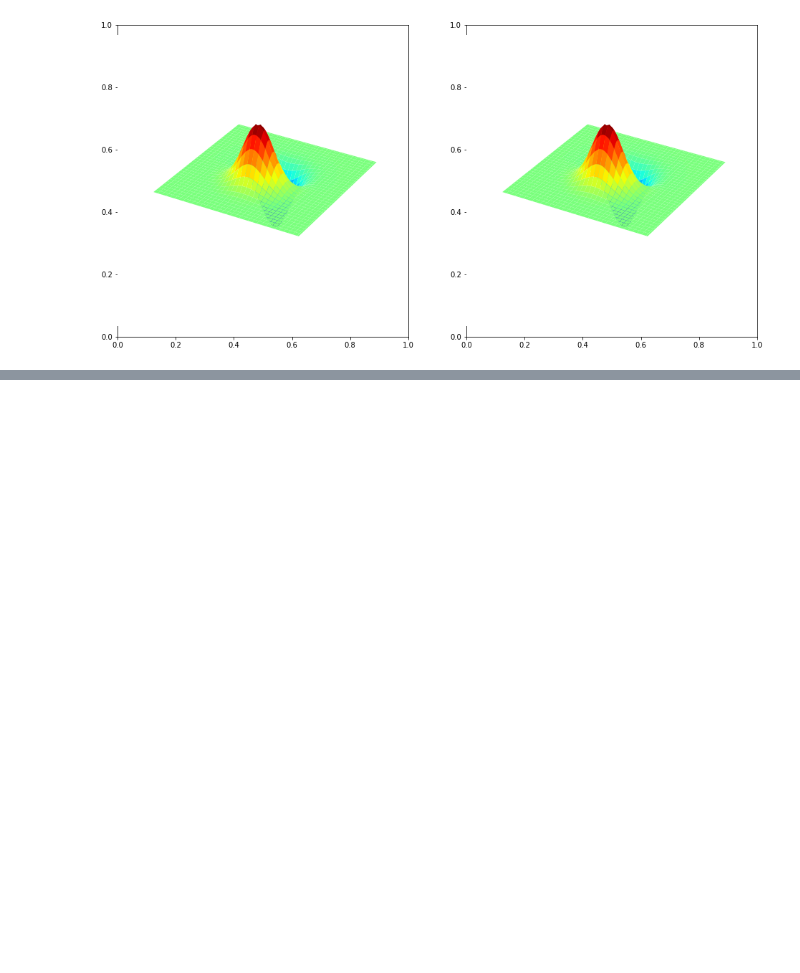
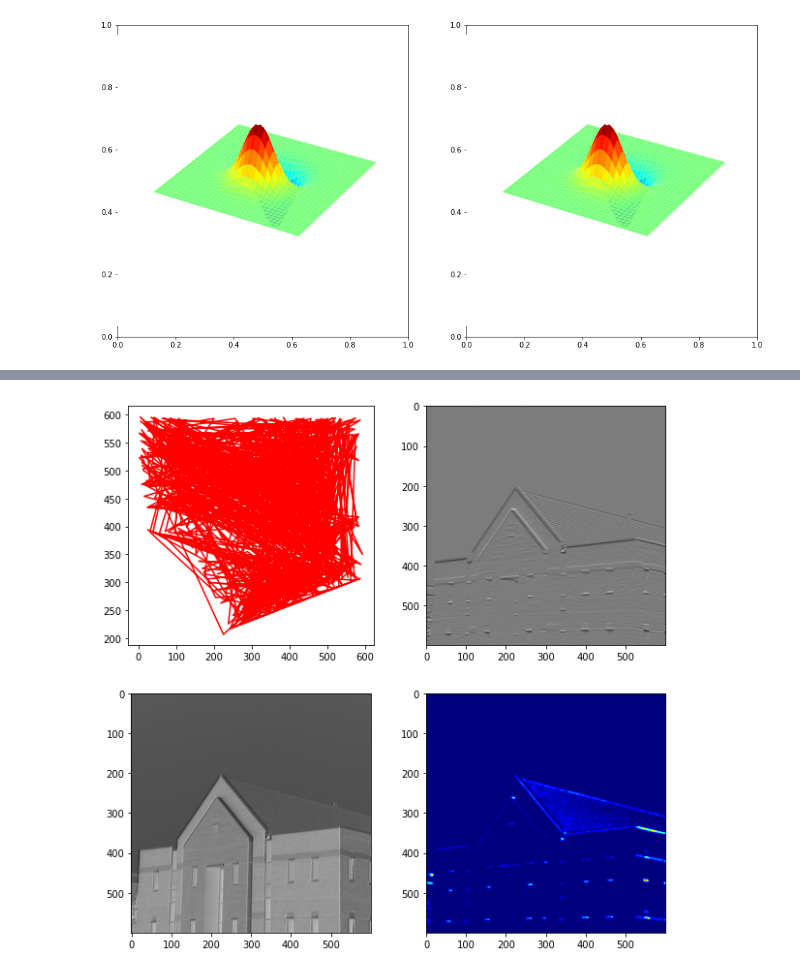
Before and after one commit to Pasindu-Manodara/Image-Processing-Home-Work-Exercise, a Jupyter notebook: Exercise_4/Ex4_190095C.ipynb, the cells around one changed output, grey strips where cells are left out. Saved outputs shown, nothing was run; the diff lists cells and outputs as text; code cells hidden in the pictures; blank space fills up the shorter version.

```diff
--- a/Exercise_4/Ex4_190095C.ipynb
+++ b/Exercise_4/Ex4_190095C.ipynb
@@ -35 +61,46 @@ plt.show()
+# %%
+### Question 3
+
+import numpy as np
+import cv2 as cv
+import matplotlib.pyplot as plt
+from skimage.feature import peak_local_max
+
+im = cv.imread(r'D:\PasinduManodara\Documents\OneDrive - University of Moratuwa\Academic Semester 4\EN2550 - Fundamentals of Image Processing and Machine Vision\coding assignments\Exercise_4\Images\building.tif',cv.IMREAD_COLOR)
+assert im is not None
+
+I = cv.cvtColor(im,cv.COLOR_BGR2GRAY)
+I = np.float32(I)
+sobel_v=np.array([[-1,-2,-1],[0,0,0],[1,2,1]], dtype=np.float32)
+g_x = cv.filter2D(g,-1,sobel_v)
+
+sobel_h=np.array([[-1,0,-1],[-2,0,2],[-1,0,1]], dtype=np.float32)
+g_y = cv.filter2D(g,-1,sobel_v)
+
+Ix= cv.filter2D(I,-1,sobel_v)
+Iy= cv.filter2D(I,-1,sobel_h)
+
+sigma =3
+ksize =7
+m11 = cv.GaussianBlur(Ix*Ix,(ksize, ksize),sigma)
+m12= cv.GaussianBlur(Ix*Iy,(ksize, ksize),sigma)
+m21 = m12
+m22 = cv.GaussianBlur(Iy*Iy,(ksize, ksize),sigma)
+
+det = m11*m22-m12*m21
+trace = m11+m22
+alpha = 0.04
+R = det - alpha*trace**2
+R[R<1e4]=0
+coordinates = peak_local_max(R,min_distance=2)
+
+fig,ax = plt.subplots(2,2,figsize=(10,10))
+#ax[0,0].imshow(im, cmap='gray')
+ax[0,0].plot(coordinates[:,1],coordinates[:,0],'r')
+ax[0,1].imshow(Ix+127, cmap='gray')
+ax[1,0].imshow(Iy+127, cmap='gray')
+ax[1,1].imshow(R+127, cmap=cm.jet)
+plt.show()
+# %% [output]
+[figure, added]
 # %%
```
Also changed, not shown: parts of 5 cells of this notebook.
